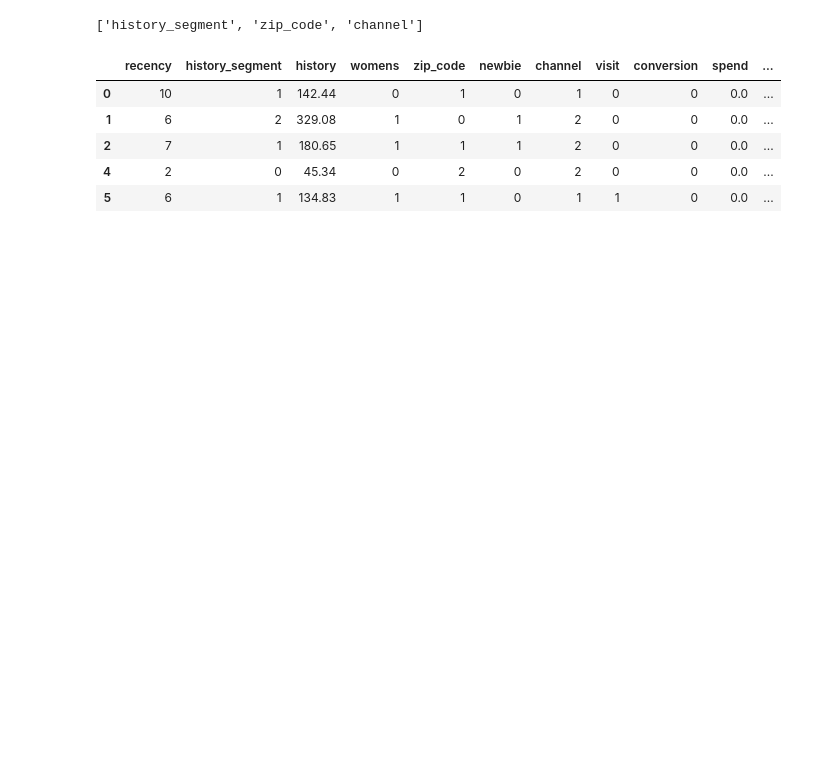
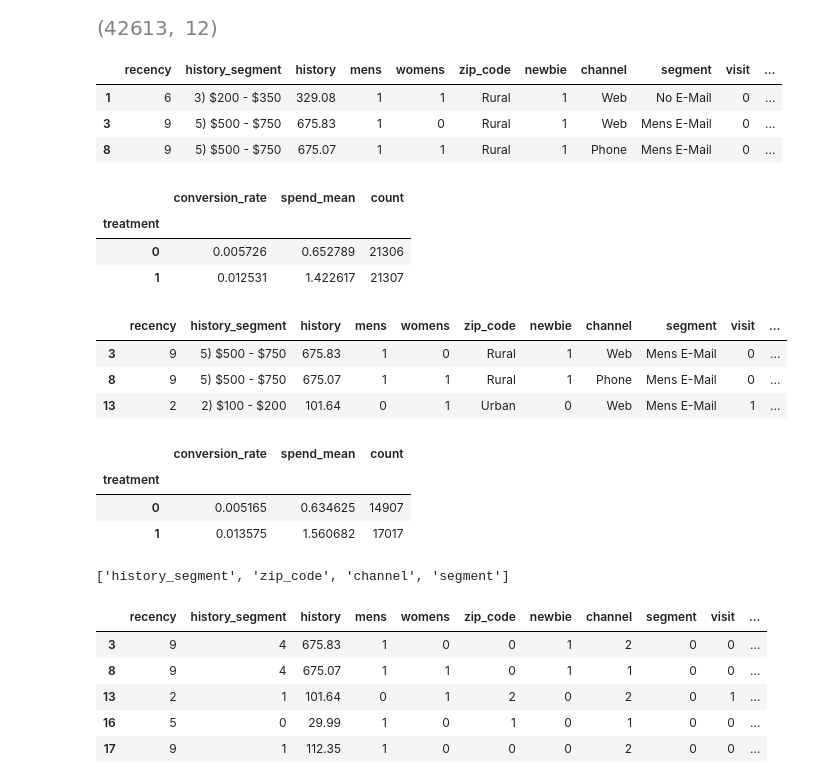
Before and after one commit to watanta/causal_inference_cibook, a Jupyter notebook: extimate.ipynb, the cells around one changed output. Cells and saved outputs as stored; diff of their text form; code cells hidden in the pictures; blank space fills up the shorter version.

```diff
--- a/extimate.ipynb
+++ b/extimate.ipynb
@@ -18,0 +6,53 @@ not_rct_data = data.drop(data.loc[~condition & (data["treatment"] == 0), :].inde
+# %%
+male_df = data[data['segment'] != 'Womens E-Mail']
+male_df.shape
+# %% [output]
+[figure, added]
+# %%
+male_df['treatment'] = male_df['segment'].map(lambda x: 1 if x == 'Mens E-Mail' else 0)
+male_df.head(3)
+# %% [output]
+|  | recency | history_segment | history | mens | womens | zip_code | newbie | channel | segment | visit | ... |
+| 1 | 6 | 3) $200 - $350 | 329.08 | 1 | 1 | Rural | 1 | Web | No E-Mail | 0 | ... |
+| 3 | 9 | 5) $500 - $750 | 675.83 | 1 | 0 | Rural | 1 | Web | Mens E-Mail | 0 | ... |
+| 8 | 9 | 5) $500 - $750 | 675.07 | 1 | 1 | Rural | 1 | Phone | Mens E-Mail | 0 | ... |
+# %%
+# 集計
+summary_by_segment = pd.pivot_table(
+    data=male_df,
+    values=['conversion', 'spend', 'visit'],
+    index=['treatment'],
+    aggfunc={'conversion': np.mean, 'spend': np.mean, 'visit': np.ma.count}
+)
+
+summary_by_segment.columns = ['conversion_rate', 'spend_mean', 'count']
+summary_by_segment
+# %% [output]
+|  | conversion_rate | spend_mean | count |
+| treatment |  |  |  |
+| 0 | 0.005726 | 0.652789 | 21306 |
+| 1 | 0.012531 | 1.422617 | 21307 |
+# %%
+# バイアスのあるデータの準備
+treatment_data = male_df[male_df['treatment'] == 1]
+control_data = male_df[male_df['treatment'] == 0]
+
+treatment_biased = treatment_data.drop(treatment_data[~(
+    (treatment_data['history'] > 300) |
+    (treatment_data['recency'] < 6) |
+    (treatment_data['recency'] == 'Multichannel')
+)].sample(frac=0.5, random_state=1).index)
+
+control_biased = control_data.drop(control_data[
+    (control_data['history'] > 300) |
+    (control_data['recency'] < 6) |
+    (control_data['recency'] == 'Multichannel')
+].sample(frac=0.5, random_state=1).index)
+
+biased_data = pd.concat([treatment_biased, control_biased])
+biased_data.head(3)
+# %% [output]
+|  | recency | history_segment | history | mens | womens | zip_code | newbie | channel | segment | visit | ... |
+| 3 | 9 | 5) $500 - $750 | 675.83 | 1 | 0 | Rural | 1 | Web | Mens E-Mail | 0 | ... |
+| 8 | 9 | 5) $500 - $750 | 675.07 | 1 | 1 | Rural | 1 | Phone | Mens E-Mail | 0 | ... |
+| 13 | 2 | 2) $100 - $200 | 101.64 | 0 | 1 | Urban | 0 | Web | Mens E-Mail | 1 | ... |
@@ -19,27 +68,36 @@ not_rct_data = data.drop(data.loc[~condition & (data["treatment"] == 0), :].inde
+# %%
+summary_by_segment_biased
+# %% [output]
+|  | conversion_rate | spend_mean | count |
+| treatment |  |  |  |
+| 0 | 0.005165 | 0.634625 | 14907 |
+| 1 | 0.013575 | 1.560682 | 17017 |
 # %%
 import numpy as np
-struct_data = not_rct_data.copy()
+struct_data = biased_data.copy()
 
 non_numeric_columns = list(struct_data.select_dtypes(exclude=[np.number]).columns)
 print(non_numeric_columns)
 # %% [output]
-['history_segment', 'zip_code', 'channel']
+['history_segment', 'zip_code', 'channel', 'segment']
 # %%
 
 from sklearn.preprocessing import LabelEncoder
 
 le = LabelEncoder()
 for col in non_numeric_columns:
     struct_data[col] = le.fit_transform(struct_data[col])
 
+struct_data["treatment"] = struct_data["treatment"].astype(bool)
+
 struct_data.head(5)
 # %% [output]
-|  | recency | history_segment | history | womens | zip_code | newbie | channel | visit | conversion | spend | ... |
-| 0 | 10 | 1 | 142.44 | 0 | 1 | 0 | 1 | 0 | 0 | 0.0 | ... |
-| 1 | 6 | 2 | 329.08 | 1 | 0 | 1 | 2 | 0 | 0 | 0.0 | ... |
-| 2 | 7 | 1 | 180.65 | 1 | 1 | 1 | 2 | 0 | 0 | 0.0 | ... |
-| 4 | 2 | 0 | 45.34 | 0 | 2 | 0 | 2 | 0 | 0 | 0.0 | ... |
-| 5 | 6 | 1 | 134.83 | 1 | 1 | 0 | 1 | 1 | 0 | 0.0 | ... |
+|  | recency | history_segment | history | mens | womens | zip_code | newbie | channel | segment | visit | ... |
+| 3 | 9 | 4 | 675.83 | 1 | 0 | 0 | 1 | 2 | 0 | 0 | ... |
+| 8 | 9 | 4 | 675.07 | 1 | 1 | 0 | 1 | 1 | 0 | 0 | ... |
+| 13 | 2 | 1 | 101.64 | 0 | 1 | 2 | 0 | 2 | 0 | 1 | ... |
+| 16 | 5 | 0 | 29.99 | 1 | 0 | 1 | 0 | 1 | 0 | 0 | ... |
+| 17 | 9 | 1 | 112.35 | 1 | 0 | 0 | 0 | 2 | 0 | 0 | ... |
 # %%
 G = nx.DiGraph()  # 有向グラフ (Directed Graph)
 
```
Also changed, not shown: parts of 13 cells of this notebook.
